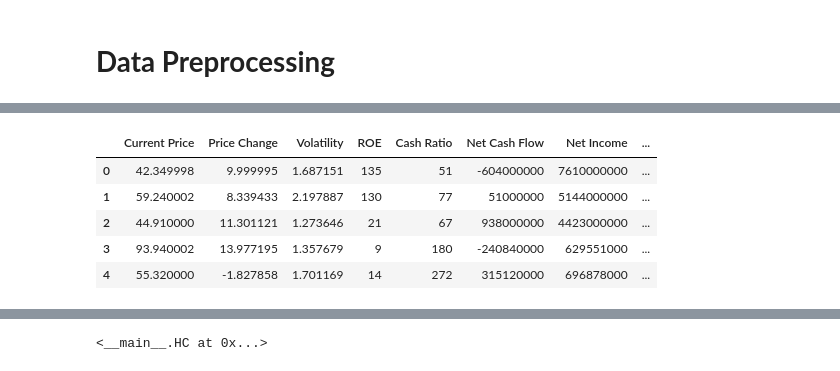
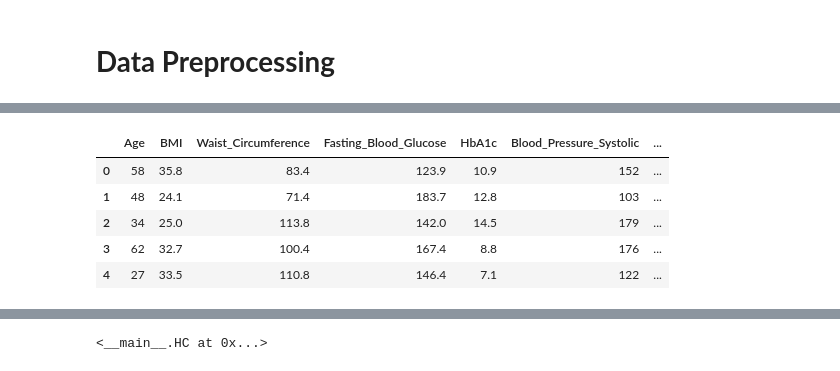
Before and after one commit to kanchan1703/ml-algorithms-implementation, a Jupyter notebook: Hierarchical Clustering/Hierarchical_Clustering.ipynb, the cells around one changed output, grey strips where cells are left out. Saved outputs shown, nothing was run; the diff lists cells and outputs as text; code cells hidden in the pictures.

```diff
--- a/Hierarchical Clustering/Hierarchical_Clustering.ipynb
+++ b/Hierarchical Clustering/Hierarchical_Clustering.ipynb
@@ -60,11 +36,17 @@ df.head()
+# %%
+
+categorical_cols = ['Sex', 'Ethnicity', 'Physical_Activity_Level',
+                    'Alcohol_Consumption', 'Smoking_Status']
+
+df.drop(categorical_cols, axis=1, inplace=True)
+df.head()
+# %% [output]
+|  | Age | BMI | Waist_Circumference | Fasting_Blood_Glucose | HbA1c | Blood_Pressure_Systolic | ... |
+| 0 | 58 | 35.8 | 83.4 | 123.9 | 10.9 | 152 | ... |
+| 1 | 48 | 24.1 | 71.4 | 183.7 | 12.8 | 103 | ... |
+| 2 | 34 | 25.0 | 113.8 | 142.0 | 14.5 | 179 | ... |
+| 3 | 62 | 32.7 | 100.4 | 167.4 | 8.8 | 176 | ... |
+| 4 | 27 | 33.5 | 110.8 | 146.4 | 7.1 | 122 | ... |
 # %%
-# Converting all columns to numeric data type
+# Convert all columns to numeric (should already be, but just in case)
 df = df.apply(pd.to_numeric, errors='coerce')
-df.head()
-# %% [output]
-|  | Current Price | Price Change | Volatility | ROE | Cash Ratio | Net Cash Flow | Net Income | ... |
-| 0 | 42.349998 | 9.999995 | 1.687151 | 135 | 51 | -604000000 | 7610000000 | ... |
-| 1 | 59.240002 | 8.339433 | 2.197887 | 130 | 77 | 51000000 | 5144000000 | ... |
-| 2 | 44.910000 | 11.301121 | 1.273646 | 21 | 67 | 938000000 | 4423000000 | ... |
-| 3 | 93.940002 | 13.977195 | 1.357679 | 9 | 180 | -240840000 | 629551000 | ... |
-| 4 | 55.320000 | -1.827858 | 1.701169 | 14 | 272 | 315120000 | 696878000 | ... |
```
Also changed, not shown: parts of 19 cells of this notebook.
